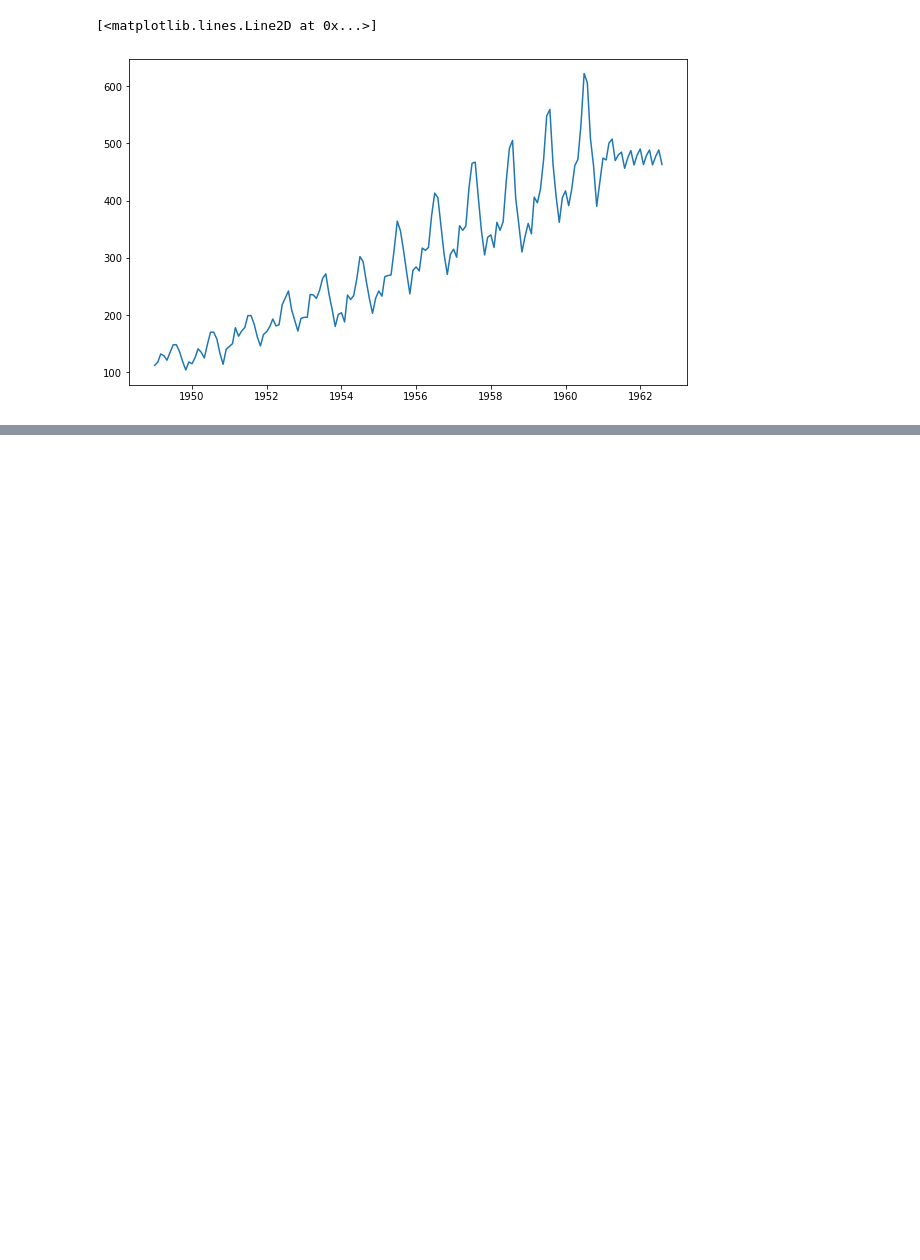
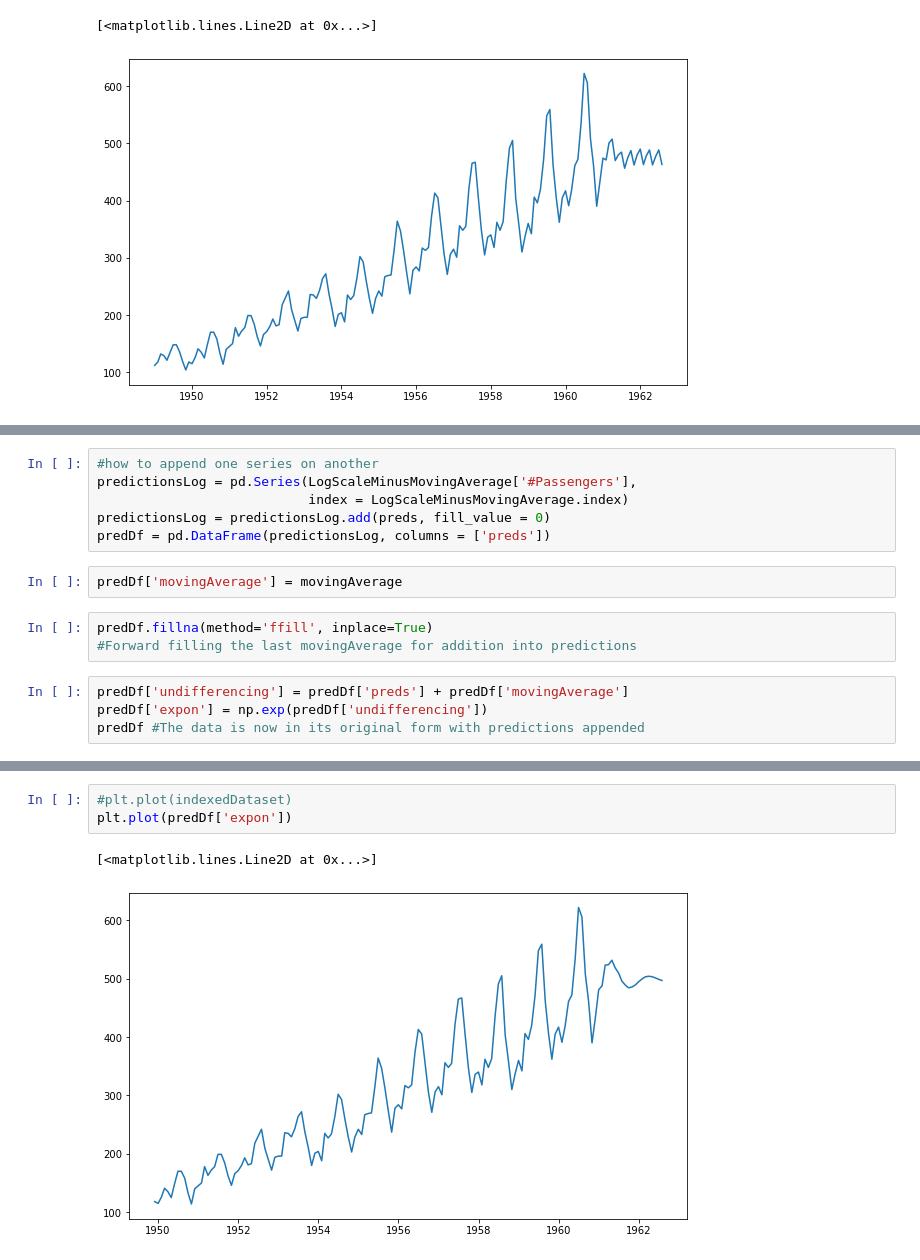
Before and after one commit to dray89/AirlinePassengers, a Jupyter notebook: AirlinePassengers.ipynb, the cells around one changed output, grey strips where cells are left out. Cells and saved outputs as stored; diff of their text form; blank space fills up the shorter version.

```diff
--- a/AirlinePassengers.ipynb
+++ b/AirlinePassengers.ipynb
@@ -573,0 +715,15 @@ plt.plot(predictions)
+# %%
+#how to append one series on another
+predictionsLog = pd.Series(LogScaleMinusMovingAverage['#Passengers'],
+                           index = LogScaleMinusMovingAverage.index)
+predictionsLog = predictionsLog.add(preds, fill_value = 0)
+predDf = pd.DataFrame(predictionsLog, columns = ['preds'])
+# %%
+predDf['movingAverage'] = movingAverage
+# %%
+predDf.fillna(method='ffill', inplace=True)
+#Forward filling the last movingAverage for addition into predictions
+# %%
+predDf['undifferencing'] = predDf['preds'] + predDf['movingAverage']
+predDf['expon'] = np.exp(predDf['undifferencing'])
+predDf #The data is now in its original form with predictions appended
@@ -573,0 +744,6 @@ plt.plot(predictions)
+# %%
+#plt.plot(indexedDataset)
+plt.plot(predDf['expon'])
+# %% [output]
+[<matplotlib.lines.Line2D at 0x...>]
+[figure, added]
```
Also changed, not shown: parts of 12 cells of this notebook.
